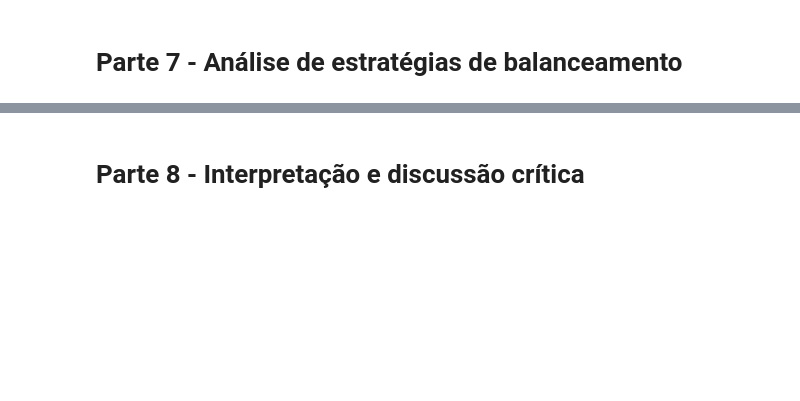
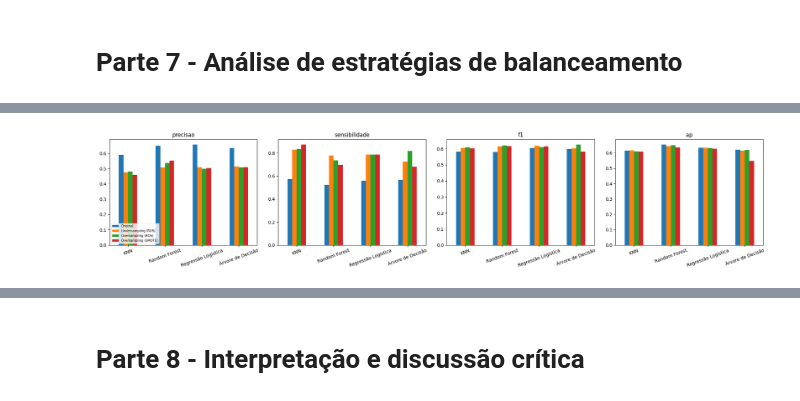
Before and after one commit to VictorTrasancos/Telco-Customer-Churn, a Jupyter notebook: telco_customer.ipynb, the cells around one changed output, grey strips where cells are left out. Cells and saved outputs as stored; diff of their text form; code cells hidden in the pictures; blank space fills up the shorter version.

```diff
--- a/telco_customer.ipynb
+++ b/telco_customer.ipynb
@@ -542,0 +606,79 @@ Balanceamento para o Random Forest
+# %%
+# Mesmos 4 algoritmos, mesmos grids, mesmo preprocessor e mesma validação cruzada da Parte 4.
+# A reamostragem é um passo do ImbPipeline: só atua nos dados de treino de cada dobra.
+amostradores = {
+    "Undersampling (RUS)": RandomUnderSampler(random_state=42),
+    "Oversampling (ROS)": RandomOverSampler(random_state=42),
+    "Oversampling (SMOTE)": SMOTE(random_state=42)
+}
+
+resultados_bal = {}
+linhas_bal = []
+
+for estrategia, sampler in amostradores.items():
+    for nome, (modelo, grid) in modelos_grid.items():
+        pipe_imb = ImbPipeline([
+            ('prep', preprocessor_base),
+            ('sampler', sampler),
+            ('clf', modelo)
+        ])
+        gs = GridSearchCV(pipe_imb, grid, scoring=SCORING, refit='ap', cv=cv, n_jobs=-1)
+        gs.fit(X_train, y_train)
+        resultados_bal[(nome, estrategia)] = gs
+
+        idx = gs.best_index_
+        linha = {'Modelo': nome, 'Estratégia': estrategia}
+        for m in SCORING:
+            linha[m] = float(gs.cv_results_[f"mean_test_{m}"][idx])
+        linha['Melhores Parâmetros'] = str(gs.best_params_)
+        linhas_bal.append(linha)
+    print('ok:', estrategia)
+
+# Tabela de validação cruzada: Original + Ponderado (Parte 5) + reamostragens
+df_bal = pd.DataFrame(linhas_bal)
+comparativo = pd.concat([df_final, df_bal], ignore_index=True)
+comparativo = comparativo[['Modelo', 'Estratégia', 'ap', 'roc_auc', 'f1', 'precisao', 'sensibilidade']]
+print('Validação cruzada (treino) - todas as estratégias')
+display(comparativo.set_index(['Modelo', 'Estratégia']).sort_index().round(4))
+
+# Avaliação final no teste (limiar 0,5): Original vs reamostragens
+estrategias_teste = {}
+for nome, gs in resultados_cv.items():
+    estrategias_teste[(nome, 'Original')] = gs
+estrategias_teste.update(resultados_bal)
+
+linhas_t = []
+for (nome, estrategia), gs in estrategias_teste.items():
+    y_proba_b = gs.best_estimator_.predict_proba(X_test)[:, 1]
+    y_pred_b = (y_proba_b >= 0.5).astype(int)
+    linhas_t.append({
+        'Modelo': nome, 'Estratégia': estrategia,
+        'precisao': precision_score(y_test, y_pred_b),
+        'sensibilidade': recall_score(y_test, y_pred_b),
+        'f1': f1_score(y_test, y_pred_b),
+        'ap': average_precision_score(y_test, y_proba_b),
+        'roc_auc': roc_auc_score(y_test, y_proba_b)
+    })
+tabela_teste = pd.DataFrame(linhas_t).set_index(['Modelo', 'Estratégia'])
+ordem = ['Original'] + list(amostradores)
+print('\nTeste (limiar 0,5, classe Churn = 1)')
+display(tabela_teste.round(4))
+
+# Variação em relação ao treinamento com a distribuição original (teste)
+print('\nVariação em relação ao Original (positivo = melhorou)')
+for m in ['precisao', 'sensibilidade', 'f1', 'ap']:
+    tab_m = tabela_teste[m].unstack('Estratégia')[ordem]
+    print(f'\n{m}')
+    display(tab_m.sub(tab_m['Original'], axis=0).drop(columns='Original').round(4))
+
+# Gráfico
+fig, axes = plt.subplots(1, 4, figsize=(21, 4.5))
+for ax, m in zip(axes, ['precisao', 'sensibilidade', 'f1', 'ap']):
+    tabela_teste[m].unstack('Estratégia')[ordem].plot(kind='bar', ax=ax, legend=False)
+    ax.set_title(m)
+    ax.set_xlabel('')
+    ax.tick_params(axis='x', rotation=20)
+axes[0].legend(fontsize=7, loc='lower left')
+plt.tight_layout()
+plt.show()
+# %% [output]
@@ -542,0 +756 @@ Balanceamento para o Random Forest
+[figure, added]
```
Also changed, not shown: parts of 24 cells of this notebook.
